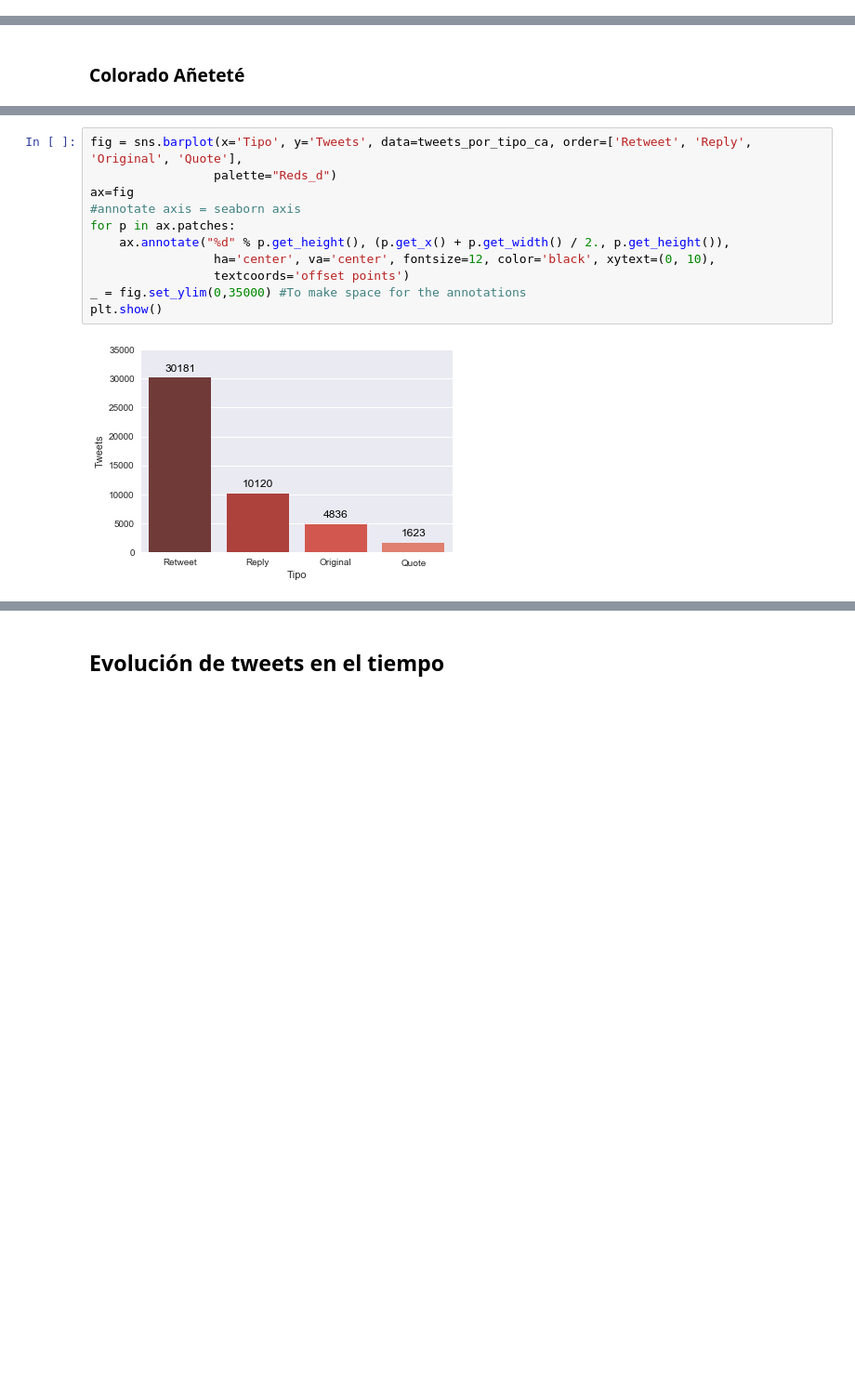
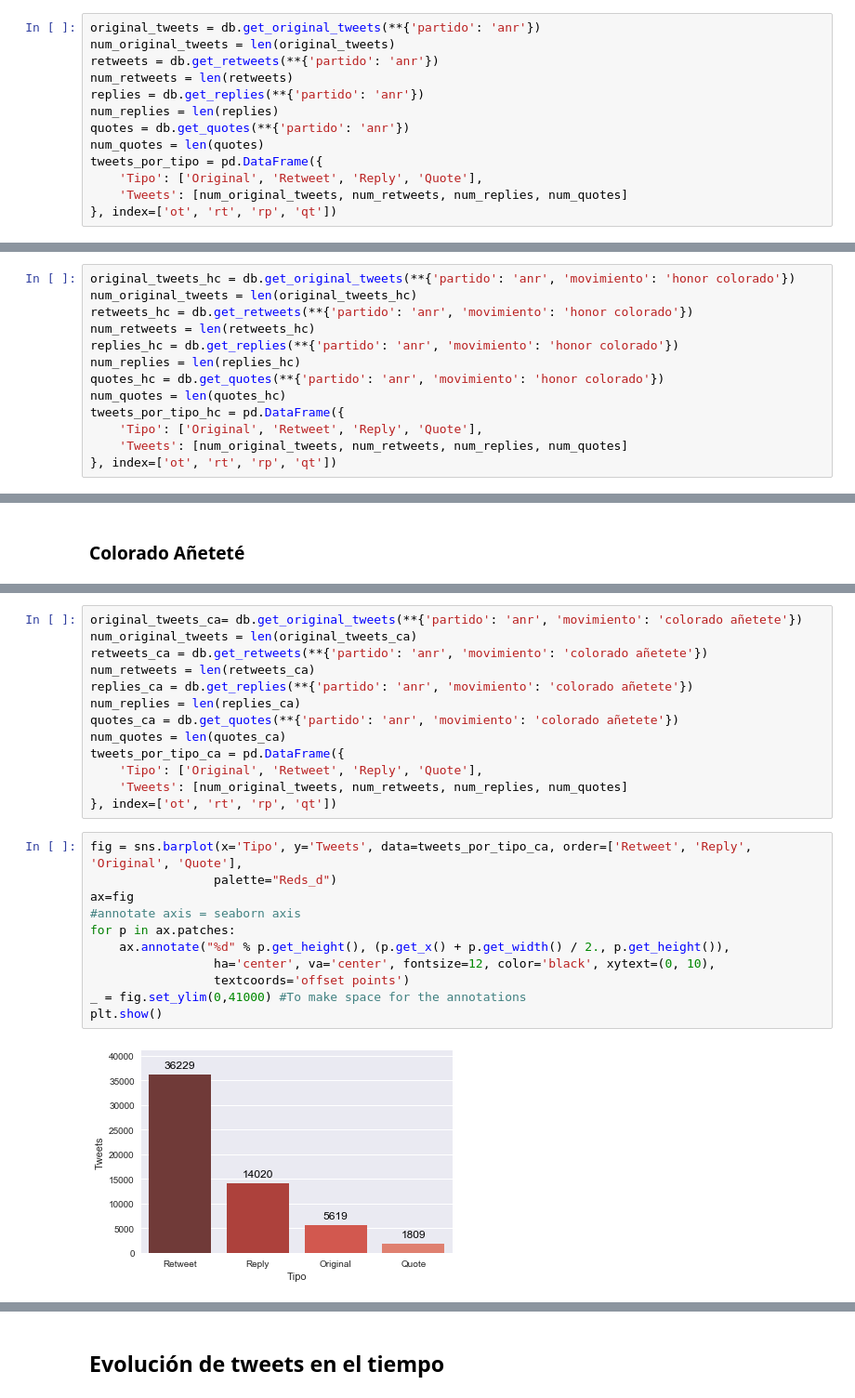
Before and after one commit to ParticipaPY/politic-bots, a Jupyter notebook: reports/notebooks/bots_politicos_internas_anr_2017.ipynb, the cells around one changed output, grey strips where cells are left out. Shown: that part at 93% size. Saved outputs shown, nothing was run; the diff lists cells and outputs as text; blank space fills up the shorter version.

Commit message:
Complete analysis of sentiment and tweet type

```diff
--- a/reports/notebooks/bots_politicos_internas_anr_2017.ipynb
+++ b/reports/notebooks/bots_politicos_internas_anr_2017.ipynb
@@ -81,3 +63,16 @@ tweets_por_tipo = pd.DataFrame({
+# %%
+original_tweets = db.get_original_tweets(**{'partido': 'anr'})
+num_original_tweets = len(original_tweets)
+retweets = db.get_retweets(**{'partido': 'anr'})
+num_retweets = len(retweets)
+replies = db.get_replies(**{'partido': 'anr'})
+num_replies = len(replies)
+quotes = db.get_quotes(**{'partido': 'anr'})
+num_quotes = len(quotes)
+tweets_por_tipo = pd.DataFrame({
+    'Tipo': ['Original', 'Retweet', 'Reply', 'Quote'],
+    'Tweets': [num_original_tweets, num_retweets, num_replies, num_quotes]
+}, index=['ot', 'rt', 'rp', 'qt'])
 # %%
 fig = sns.barplot(x='Tipo', y='Tweets', data=tweets_por_tipo, order=['Retweet', 'Reply', 'Original', 'Quote'])
 ax=fig
@@ -118,3 +90,16 @@ tweets_por_tipo_hc = pd.DataFrame({
+# %%
+original_tweets_hc = db.get_original_tweets(**{'partido': 'anr', 'movimiento': 'honor colorado'})
+num_original_tweets = len(original_tweets_hc)
+retweets_hc = db.get_retweets(**{'partido': 'anr', 'movimiento': 'honor colorado'})
+num_retweets = len(retweets_hc)
+replies_hc = db.get_replies(**{'partido': 'anr', 'movimiento': 'honor colorado'})
+num_replies = len(replies_hc)
+quotes_hc = db.get_quotes(**{'partido': 'anr', 'movimiento': 'honor colorado'})
+num_quotes = len(quotes_hc)
+tweets_por_tipo_hc = pd.DataFrame({
+    'Tipo': ['Original', 'Retweet', 'Reply', 'Quote'],
+    'Tweets': [num_original_tweets, num_retweets, num_replies, num_quotes]
+}, index=['ot', 'rt', 'rp', 'qt'])
 # %%
 fig = sns.barplot(x='Tipo', y='Tweets', data=tweets_por_tipo_hc, order=['Retweet', 'Reply', 'Original', 'Quote'],
                  palette="Reds_d")
@@ -156,13 +118,26 @@ tweets_por_tipo_ca = pd.DataFrame({
+# %%
+original_tweets_ca= db.get_original_tweets(**{'partido': 'anr', 'movimiento': 'colorado añetete'})
+num_original_tweets = len(original_tweets_ca)
+retweets_ca = db.get_retweets(**{'partido': 'anr', 'movimiento': 'colorado añetete'})
+num_retweets = len(retweets_ca)
+replies_ca = db.get_replies(**{'partido': 'anr', 'movimiento': 'colorado añetete'})
+num_replies = len(replies_ca)
+quotes_ca = db.get_quotes(**{'partido': 'anr', 'movimiento': 'colorado añetete'})
+num_quotes = len(quotes_ca)
+tweets_por_tipo_ca = pd.DataFrame({
+    'Tipo': ['Original', 'Retweet', 'Reply', 'Quote'],
+    'Tweets': [num_original_tweets, num_retweets, num_replies, num_quotes]
+}, index=['ot', 'rt', 'rp', 'qt'])
 # %%
 fig = sns.barplot(x='Tipo', y='Tweets', data=tweets_por_tipo_ca, order=['Retweet', 'Reply', 'Original', 'Quote'],
                  palette="Reds_d")
 ax=fig
 #annotate axis = seaborn axis
 for p in ax.patches:
     ax.annotate("%d" % p.get_height(), (p.get_x() + p.get_width() / 2., p.get_height()),
                  ha='center', va='center', fontsize=12, color='black', xytext=(0, 10),
                  textcoords='offset points')
-_ = fig.set_ylim(0,35000) #To make space for the annotations
+_ = fig.set_ylim(0,41000) #To make space for the annotations
 plt.show()
 # %% [output]
-[figure, old version]
+[figure, new version]
```
Also changed, not shown: parts of 110 cells of this notebook.
